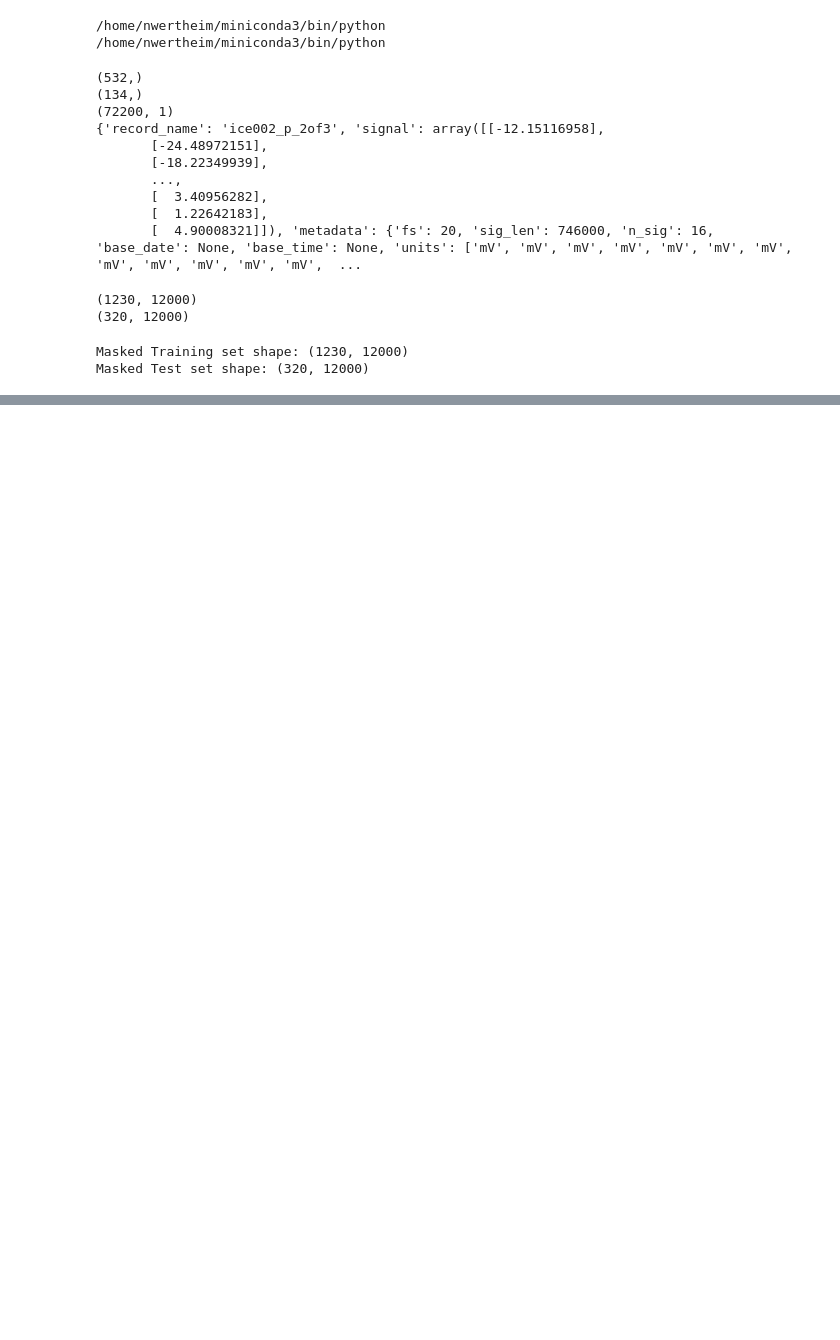
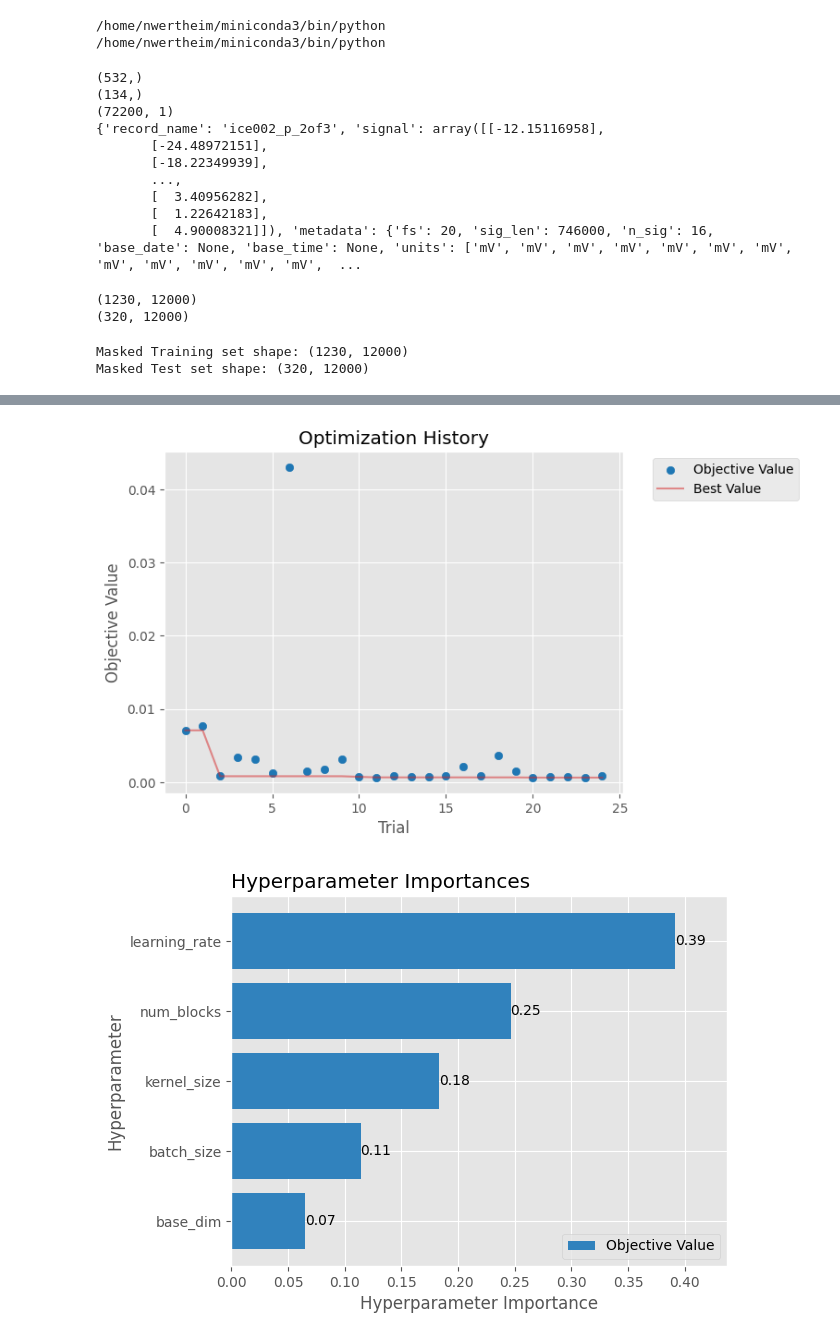
Before and after one commit to noorwertheim/Master-Thesis, a Jupyter notebook: notebooks/FCMAE_tune.ipynb, the cells around one changed output, grey strips where cells are left out. Cells and saved outputs as stored; diff of their text form; code cells hidden in the pictures; blank space fills up the shorter version.

Commit message:
visualizing optimization process

```diff
--- a/notebooks/FCMAE_tune.ipynb
+++ b/notebooks/FCMAE_tune.ipynb
@@ -261,0 +257,32 @@ Trial:  <optuna.trial._trial.Trial object at 0x...>
+# %%
+import os
+import joblib
+import optuna
+from optuna.visualization import plot_optimization_history, plot_param_importances, plot_parallel_coordinate
+import matplotlib.pyplot as plt
+
+
+path = os.path.join(models_path, 'fcmae_cv_optuna.pkl')
+# Load the saved study
+study = joblib.load(path)
+
+# Plot: Optimization History
+optuna.visualization.matplotlib.plot_optimization_history(study)
+plt.title("Optimization History")
+# plt.tight_layout()
+plt.show()
+
+# Plot: Hyperparameter Importance
+optuna.visualization.matplotlib.plot_param_importances(study)
+# plt.title("Hyperparameter Importance")
+# plt.tight_layout()
+plt.show()
+
+# Plot: Parallel Coordinates (shows interaction between parameters)
+optuna.visualization.matplotlib.plot_parallel_coordinate(study)
+plt.title("Parallel Coordinate Plot")
+plt.tight_layout()
+plt.show()
+# %% [output]
+[figure, added]
+[figure, added]
```
Also changed, not shown: parts of 2 cells of this notebook.
